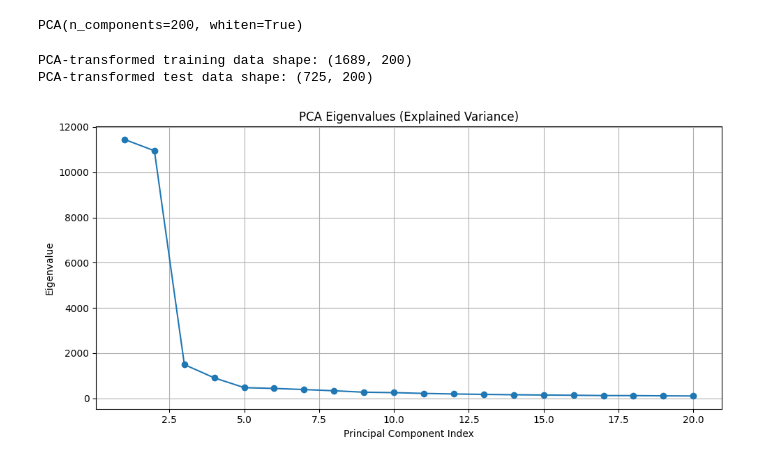
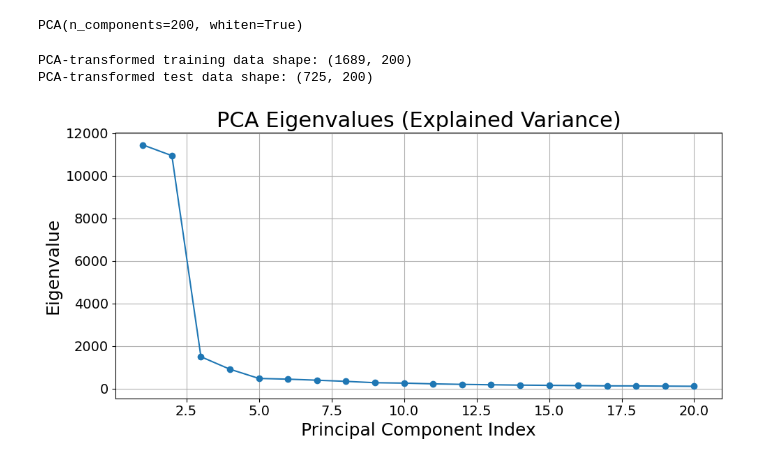
Before and after one commit to Igzi/Eigenfaces, a Jupyter notebook: generate_results.ipynb, the cells around one changed output. Saved outputs shown, nothing was run; the diff lists cells and outputs as text; code cells hidden in the pictures.

```diff
--- a/generate_results.ipynb
+++ b/generate_results.ipynb
@@ -51,24 +51,26 @@ PCA(n_components=200, whiten=True)
 # %%
 # Transform the training and test data to get the PCA components
 X_train_pca = pca.transform(X_train_std)
 X_test_pca = pca.transform(X_test_std)
 
 print(f"PCA-transformed training data shape: {X_train_pca.shape}")
 print(f"PCA-transformed test data shape: {X_test_pca.shape}")
 
 # Visualize the explained variance
 plt.figure(figsize=(10, 5))
 plt.plot(np.arange(1, 21), pca.explained_variance_[:20], marker='o')
-plt.title("PCA Eigenvalues (Explained Variance)")
-plt.xlabel("Principal Component Index")
-plt.ylabel("Eigenvalue")
+plt.title("PCA Eigenvalues (Explained Variance)", fontsize=22)
+plt.xlabel("Principal Component Index", fontsize=18)
+plt.ylabel("Eigenvalue", fontsize=18)
+plt.xticks(fontsize=14)
+plt.yticks(fontsize=14)
 plt.grid(True)
 plt.tight_layout()
 plt.show()
 # %% [output]
 PCA-transformed training data shape: (1689, 200)
 PCA-transformed test data shape: (725, 200)
-[figure, old version]
+[figure, new version]
 # %%
 from sklearn.metrics import f1_score
 from sklearn.base import RegressorMixin
```
Also changed, not shown: parts of 2 cells of this notebook, 4 other files.
